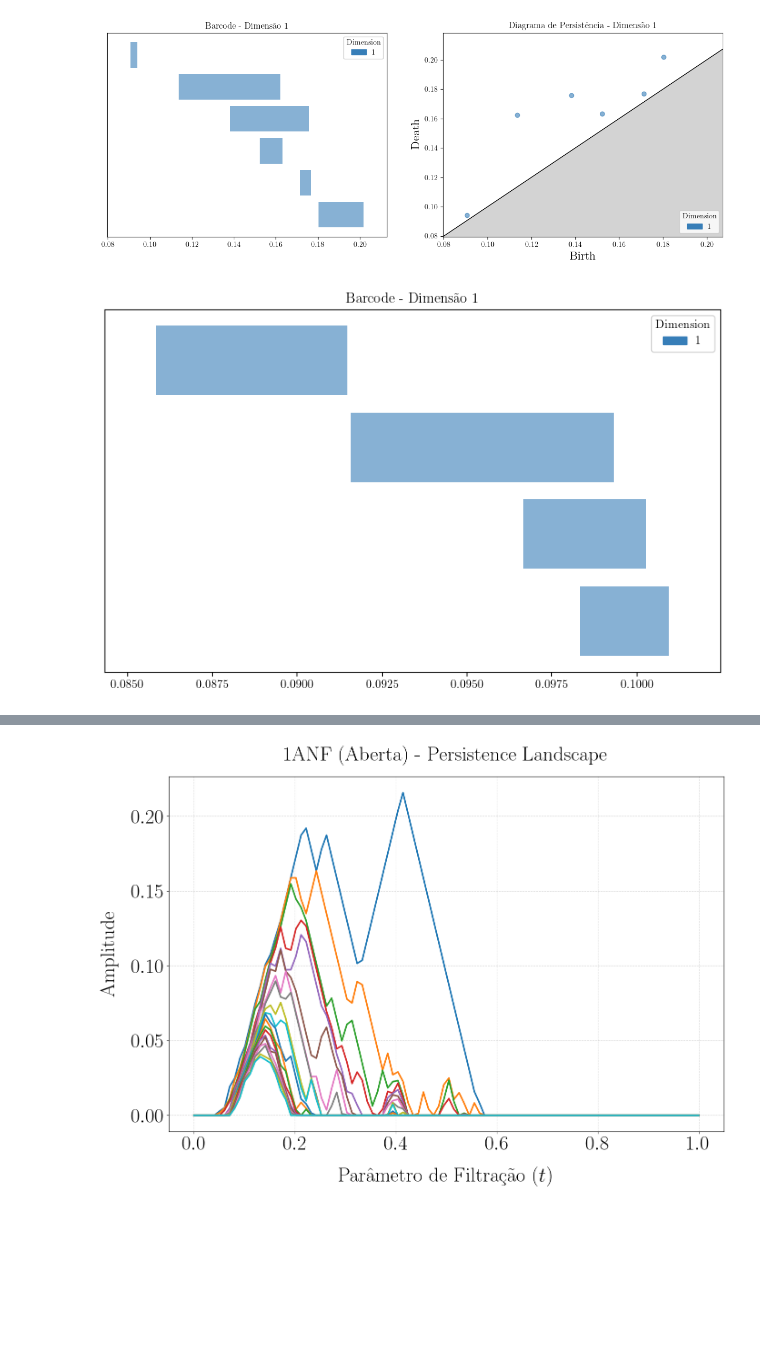
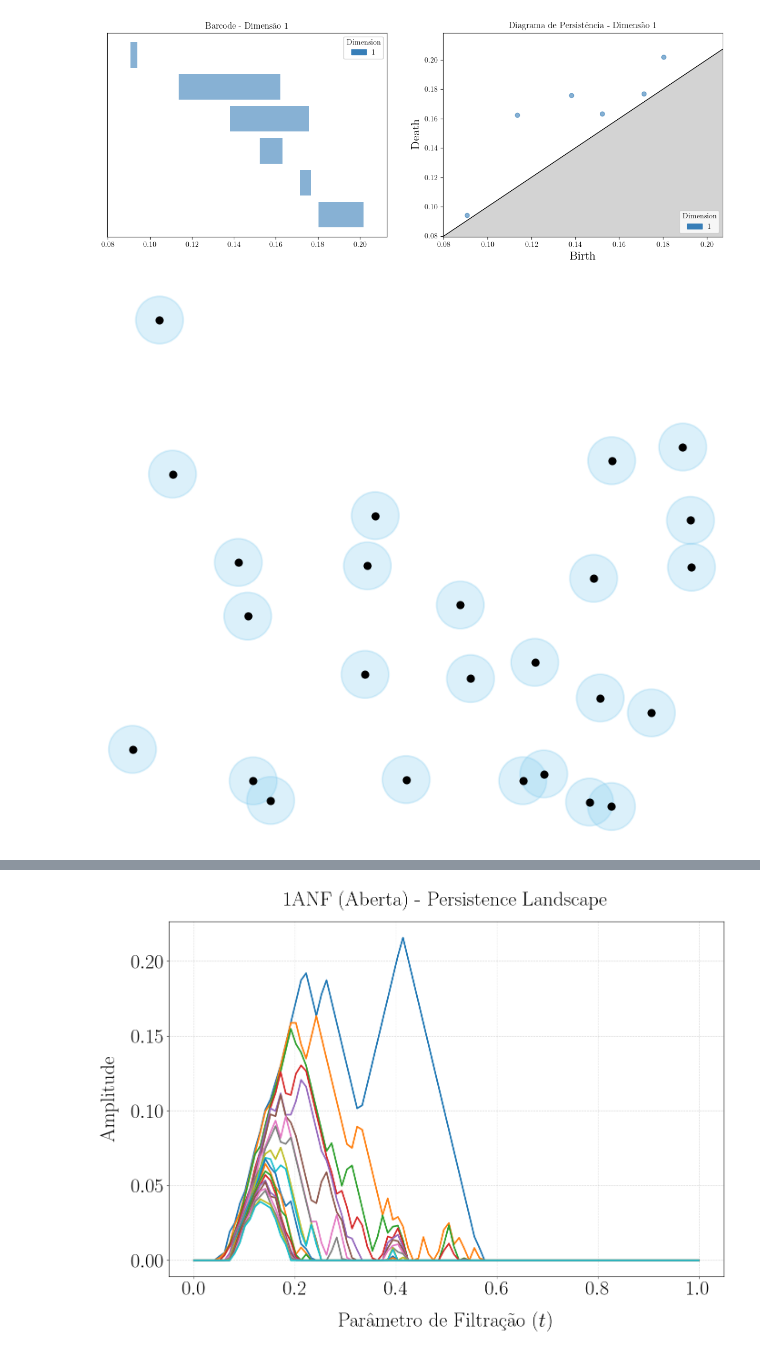
Before and after one commit to AnthonyMrqs/Analise-Topologica-de-Dados, a Jupyter notebook: criacao_imagens.ipynb, the cells around one changed output, grey strips where cells are left out. Cells and saved outputs as stored; diff of their text form; code cells hidden in the pictures; blank space fills up the shorter version.

```diff
--- a/criacao_imagens.ipynb
+++ b/criacao_imagens.ipynb
@@ -1931,6 +1931,40 @@ for i in [4, 11, 29, 45, 51, 60]:
 60
 [figure]
 # %%
+from matplotlib.patches import Circle
+from matplotlib.collections import PatchCollection
+import numpy as np
+import matplotlib.pyplot as plt
+
+# =============================================================================
+# ETAPA 6: Plot do t-Espessamento (União de Bolas)
+# =============================================================================
+def plot_t_espessamento(pontos, t=0, ax=None):
+    if ax is None:
+        fig, ax = plt.subplots(figsize=(8, 8))
+
+    bolas = []
+    # Cria uma bola (círculo 2D) de raio t ao redor de cada carbono-alfa (ponto)
+    for p in pontos:
+        circulo = Circle((p[0], p[1]), radius=t)
+        bolas.append(circulo)
+
+    # PatchCollection é muito mais eficiente para renderizar múltiplos polígonos/círculos
+    # alpha=0.3 permite ver a sobreposição geométrica que forma as interseções de Čech/Rips
+    p = PatchCollection(bolas, facecolor=(0.54, 0.81, 0.94, 0.3), edgecolor=(0.54, 0.81, 0.94, 0.3), linewidth=1.5, alpha=0.3, zorder=1)
+    ax.add_collection(p)
+
+    # Plota os centros (a nuvem de pontos original 0-Simplexos)
+    ax.scatter(pontos[:, 0], pontos[:, 1], color='black', s=40, zorder=2)
+
+    ax.set_aspect('equal')
+
+    # Ajusta os limites do gráfico dinamicamente para o raio t não vazar da tela
+    margem = t * 1.2
+    ax.set_xlim(pontos[:, 0].min() - margem, pontos[:, 0].max() + margem)
+    ax.set_ylim(pontos[:, 1].min() - margem, pontos[:, 1].max() + margem)
+    ax.axis('off')
+    return ax
 # ETAPA 1: diagrama de persistência com os "triângulos" de cada ponto
 # =============================================================================
 def plot_diagrama_triangulado(pontos_bd, ax=None):
@@ -2082,53 +2116,61 @@ if __name__ == "__main__":
         diametro_max = 2 * t_param
 
         rips = gudhi.RipsComplex(points=X / 2, max_edge_length=diametro_max)
         st = rips.create_simplex_tree(max_dimension=2)
         barcodes = st.persistence(homology_coeff_field=2)
 
         barcodes_dim1 = [intervalo for intervalo in barcodes if intervalo[0] == 1]
 
         # só pontos finitos entram no triângulo/landscape; ordenados por persistência decrescente
         pontos_bd = sorted(
             [(b, d) for _, (b, d) in barcodes_dim1 if np.isfinite(d)],
             key=lambda bd: bd[1] - bd[0], reverse=True
         )
 
         if not pontos_bd:
             continue  # nada pra desenhar nesse seed
 
-        # --- diagrama original (referência) ---
-        fig = plt.figure(figsize=(15, 5))
-        ax1 = fig.add_subplot(1, 2, 1)
-        gudhi.plot_persistence_barcode(persistence=barcodes_dim1, axes=ax1, fontsize=32)
-        ax1.set_title("Barcode - Dimensão 1")
+        # --- Plotando o t-espessamento ---
+        pontos_reais = X / 2
+        t_escolhido = 0.02
+
+        fig, ax = plt.subplots(figsize=(8, 8))
+        plot_t_espessamento(pontos_reais, t=t_escolhido, ax=ax)
         plt.tight_layout()
         plt.show()
+        # --- diagrama original (referência) ---
+        # fig = plt.figure(figsize=(15, 5))
+        # ax1 = fig.add_subplot(1, 2, 1)
+        # gudhi.plot_persistence_barcode(persistence=barcodes_dim1, axes=ax1, fontsize=32)
+        # ax1.set_title("Barcode - Dimensão 1")
+        # plt.tight_layout()
+        # plt.show()
 
-        fig = plt.figure(figsize=(15, 5))
-        ax2 = fig.add_subplot(1, 2, 2)
-        gudhi.plot_persistence_diagram(persistence=barcodes_dim1, axes=ax2, fontsize=32)
-        ax2.set_title("Diagrama de Persistência - Dimensão 1")
-        plt.tight_layout()
-        plt.show()
+        # fig = plt.figure(figsize=(15, 5))
+        # ax2 = fig.add_subplot(1, 2, 2)
+        # gudhi.plot_persistence_diagram(persistence=barcodes_dim1, axes=ax2, fontsize=32)
+        # ax2.set_title("Diagrama de Persistência - Dimensão 1")
+        # plt.tight_layout()
+        # plt.show()
 
-        # --- diagrama com triângulos enumerados ---
-        fig, ax = plt.subplots(figsize=(10, 6))
-        plot_diagrama_triangulado(pontos_bd, ax=ax)
-        plt.tight_layout()
-        plt.show()
+        # # --- diagrama com triângulos enumerados ---
+        # fig, ax = plt.subplots(figsize=(10, 6))
+        # plot_diagrama_triangulado(pontos_bd, ax=ax)
+        # plt.tight_layout()
+        # plt.show()
 
-        # --- landscape 2D e 3D ---
-        t_grid, L = calcular_landscapes(pontos_bd, n_grid=1000)
+        # # --- landscape 2D e 3D ---
+        # t_grid, L = calcular_landscapes(pontos_bd, n_grid=1000)
 
-        fig, ax = plt.subplots(figsize=(8, 5))
-        plot_landscapes_2d(t_grid, L, ax=ax)
-        plt.tight_layout()
-        plt.show()
+        # fig, ax = plt.subplots(figsize=(8, 5))
+        # plot_landscapes_2d(t_grid, L, ax=ax)
+        # plt.tight_layout()
+        # plt.show()
 
         # fig = plt.figure(figsize=(9, 7))
         # ax = fig.add_subplot(111, projection='3d')
         # plot_landscapes_3d(t_grid, L, ax=ax)
         # plt.tight_layout()
         # plt.show()
 # %% [output]
-[figure, old version]
+[figure, new version]
```
Also changed, not shown: parts of 1 cell of this notebook, 3 other files.
